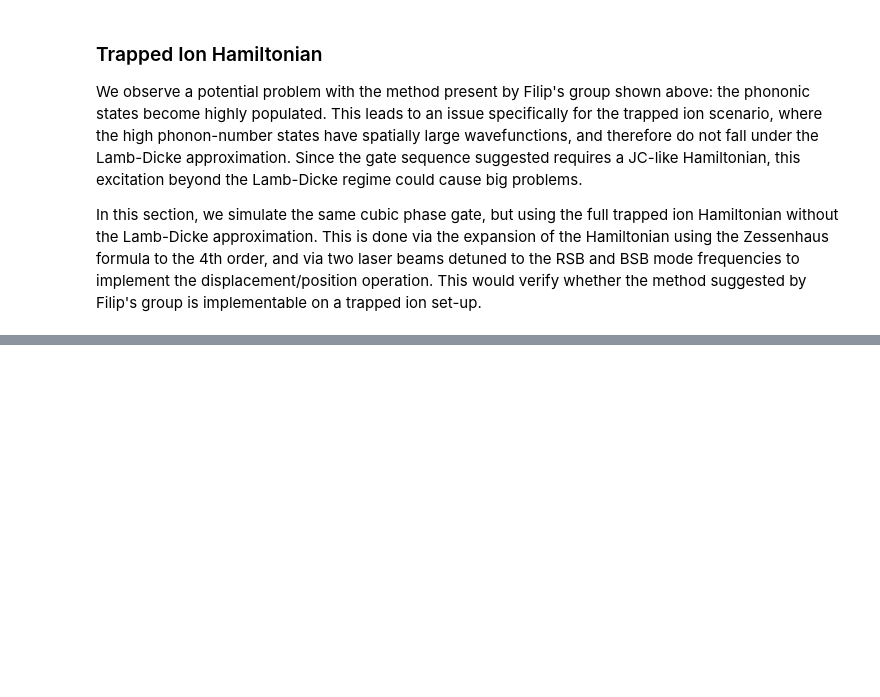
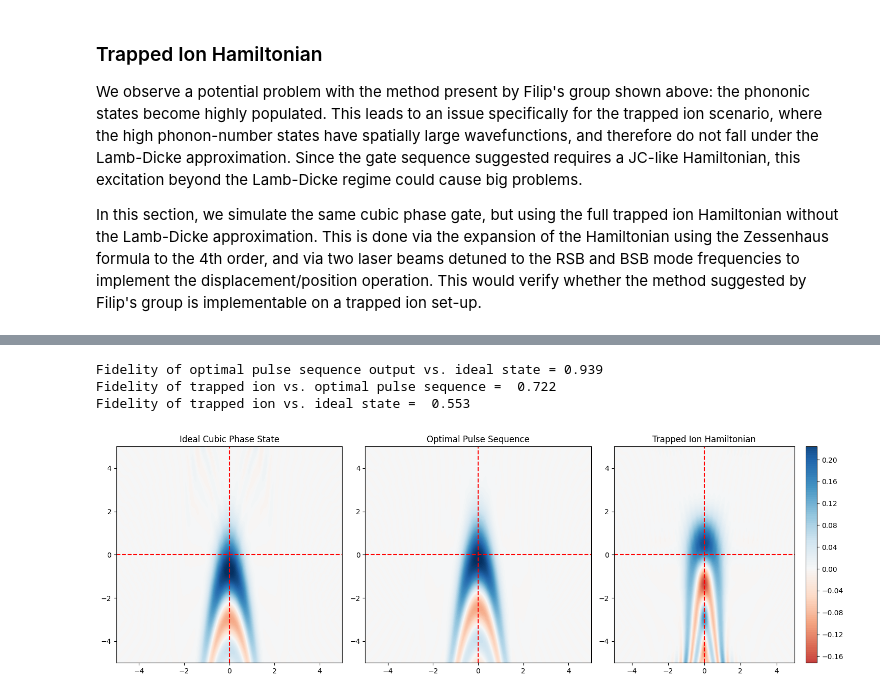
Before and after one commit to muyoungRand/sims, a Jupyter notebook: cubic_phase_gate.ipynb, the cells around one changed output, grey strips where cells are left out. Saved outputs shown, nothing was run; the diff lists cells and outputs as text; code cells hidden in the pictures; blank space fills up the shorter version.

```diff
--- a/cubic_phase_gate.ipynb
+++ b/cubic_phase_gate.ipynb
@@ -232,0 +254,28 @@ clean_plot(n_phonon, n_atom, ptrace(rho1, 1), t, title = "Trapped Ion Hamiltonia
+# %%
+fig, ax = plt.subplots(1, 3, figsize=(15, 5))
+
+ax[0].vlines(0, ymin = -5, ymax = 5, colors = 'r', linestyles = 'dashed')
+ax[0].hlines(0, xmin = -5, xmax = 5, colors = 'r', linestyles = 'dashed')
+im = ax[0].contourf(xvec, xvec, theory_W, 100, norm=mpl.colors.Normalize(-.25,.25), cmap=plt.get_cmap('RdBu'))
+ax[0].set_title("Ideal Cubic Phase State")
+
+ax[1].vlines(0, ymin = -5, ymax = 5, colors = 'r', linestyles = 'dashed')
+ax[1].hlines(0, xmin = -5, xmax = 5, colors = 'r', linestyles = 'dashed')
+im = ax[1].contourf(xvec, xvec, sequence_W, 100, norm=mpl.colors.Normalize(-.25,.25), cmap=plt.get_cmap('RdBu'))
+ax[1].set_title("Optimal Pulse Sequence")
+
+ax[2].vlines(0, ymin = -5, ymax = 5, colors = 'r', linestyles = 'dashed')
+ax[2].hlines(0, xmin = -5, xmax = 5, colors = 'r', linestyles = 'dashed')
+im = ax[2].contourf(xvec, xvec, exp_W, 100, norm=mpl.colors.Normalize(-.25,.25), cmap=plt.get_cmap('RdBu'))
+ax[2].set_title("Trapped Ion Hamiltonian")
+plt.colorbar(im)
+plt.tight_layout()
+
+print("Fidelity of optimal pulse sequence output vs. ideal state =", np.round(fidelity(sequence_rho, theory_rho), 3))
+print("Fidelity of trapped ion vs. optimal pulse sequence = ", np.round(fidelity(exp_rho, sequence_rho), 3))
+print("Fidelity of trapped ion vs. ideal state = ", np.round(fidelity(exp_rho, theory_rho), 3))
+# %% [output]
+Fidelity of optimal pulse sequence output vs. ideal state = 0.939
+Fidelity of trapped ion vs. optimal pulse sequence =  0.722
+Fidelity of trapped ion vs. ideal state =  0.553
+[figure, added]
```
Also changed, not shown: parts of 9 cells of this notebook, 1 other file.
